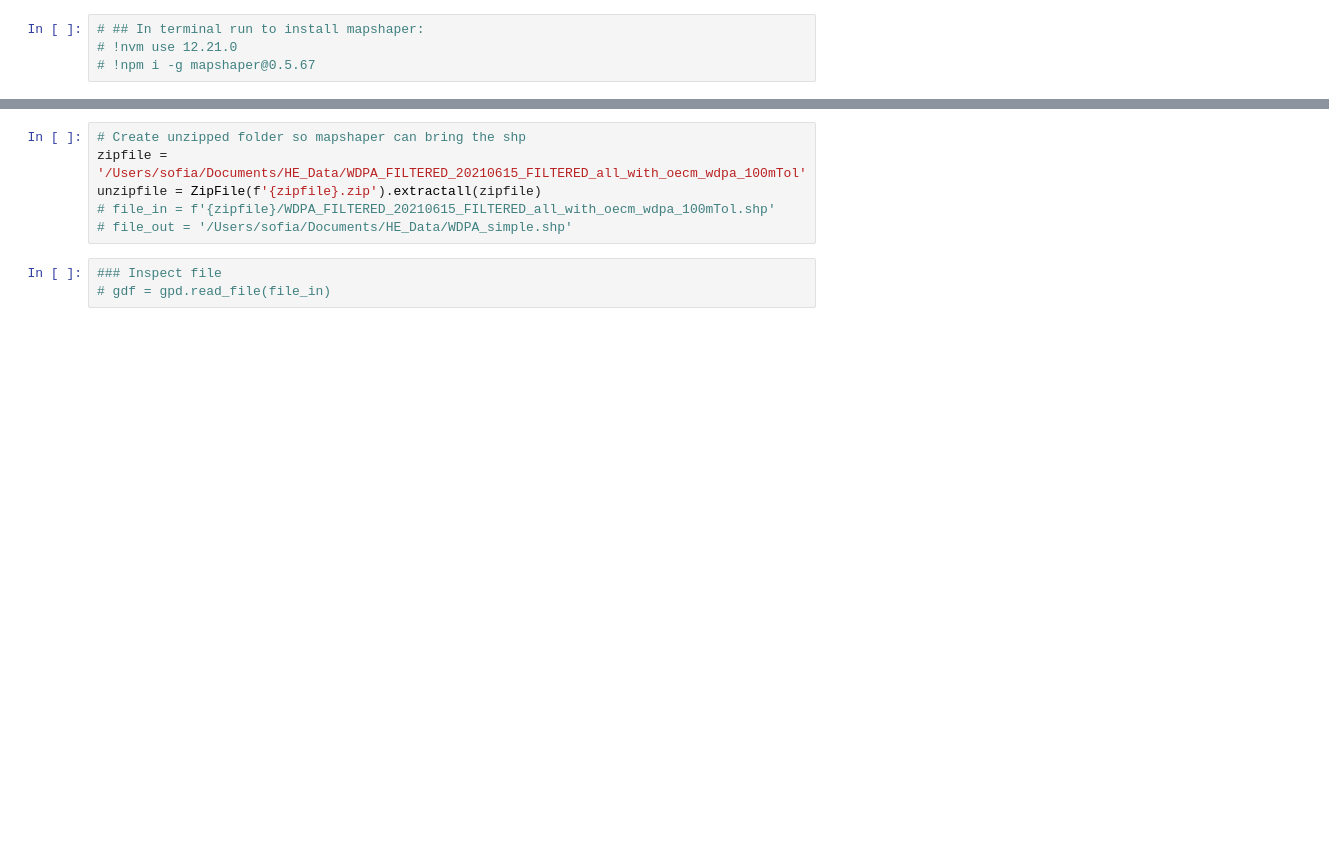
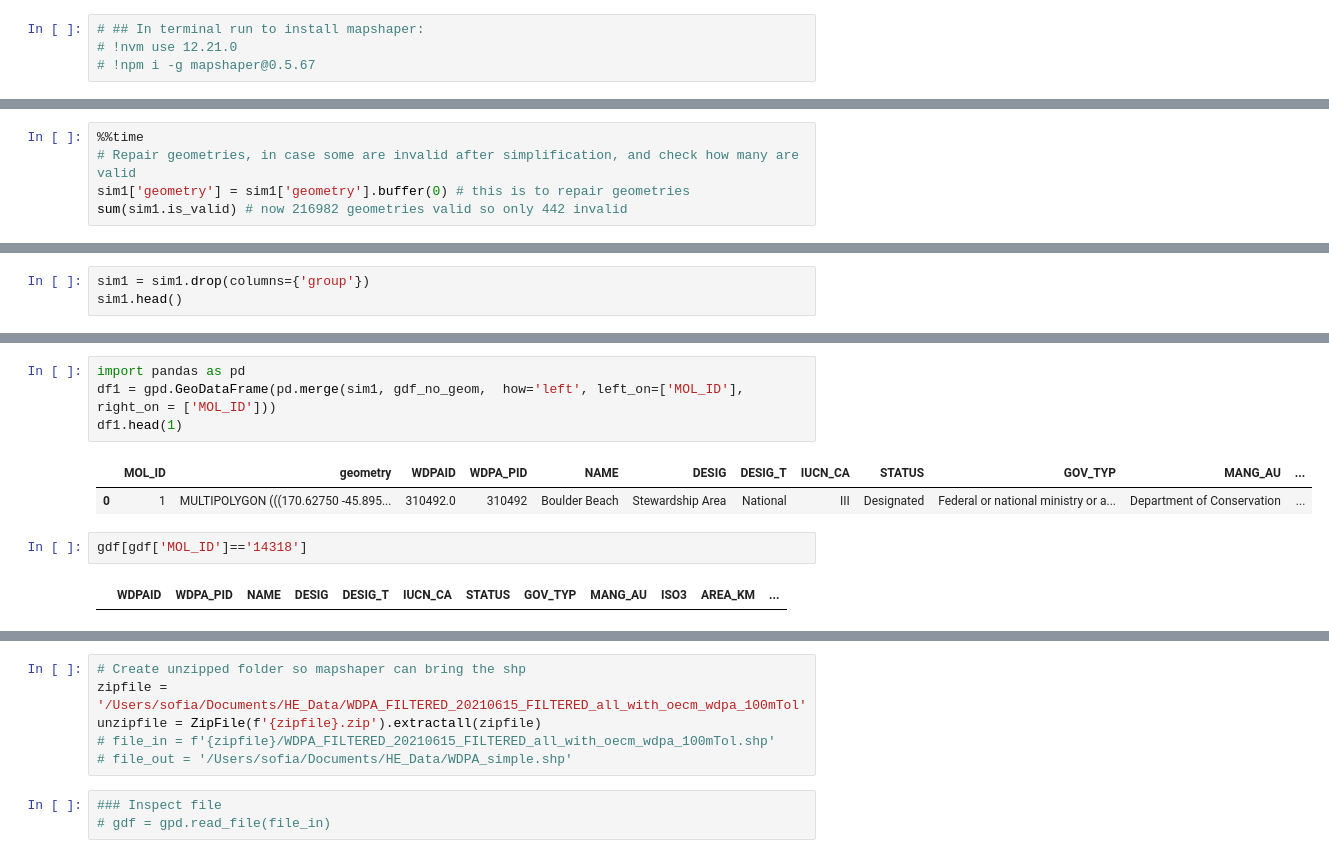
Before and after one commit to Vizzuality/he-scratchfolder, a Jupyter notebook: WDPA_Simplification.ipynb, the cells around one changed output, grey strips where cells are left out. Saved outputs shown, nothing was run; the diff lists cells and outputs as text; blank space fills up the shorter version.

```diff
--- a/WDPA_Simplification.ipynb
+++ b/WDPA_Simplification.ipynb
@@ -26,0 +125,5 @@ from zipfile import ZipFile
+# %%
+%%time
+# Repair geometries, in case some are invalid after simplification, and check how many are valid
+sim1['geometry'] = sim1['geometry'].buffer(0) # this is to repair geometries
+sum(sim1.is_valid) # now 216982 geometries valid so only 442 invalid
@@ -26,0 +154,3 @@ from zipfile import ZipFile
+# %%
+sim1 = sim1.drop(columns={'group'})
+sim1.head()
@@ -26,0 +170,11 @@ from zipfile import ZipFile
+# %%
+import pandas as pd
+df1 = gpd.GeoDataFrame(pd.merge(sim1, gdf_no_geom,  how='left', left_on=['MOL_ID'], right_on = ['MOL_ID']))
+df1.head(1)
+# %% [output]
+|  | MOL_ID | geometry | WDPAID | WDPA_PID | NAME | DESIG | DESIG_T | IUCN_CA | STATUS | GOV_TYP | MANG_AU | ... |
+| 0 | 1 | MULTIPOLYGON (((170.62750 -45.895... | 310492.0 | 310492 | Boulder Beach | Stewardship Area | National | III | Designated | Federal or national ministry or a... | Department of Conservation | ... |
+# %%
+gdf[gdf['MOL_ID']=='14318']
+# %% [output]
+|  | WDPAID | WDPA_PID | NAME | DESIG | DESIG_T | IUCN_CA | STATUS | GOV_TYP | MANG_AU | ISO3 | AREA_KM | ... |
```
Also changed, not shown: parts of 32 cells of this notebook.
